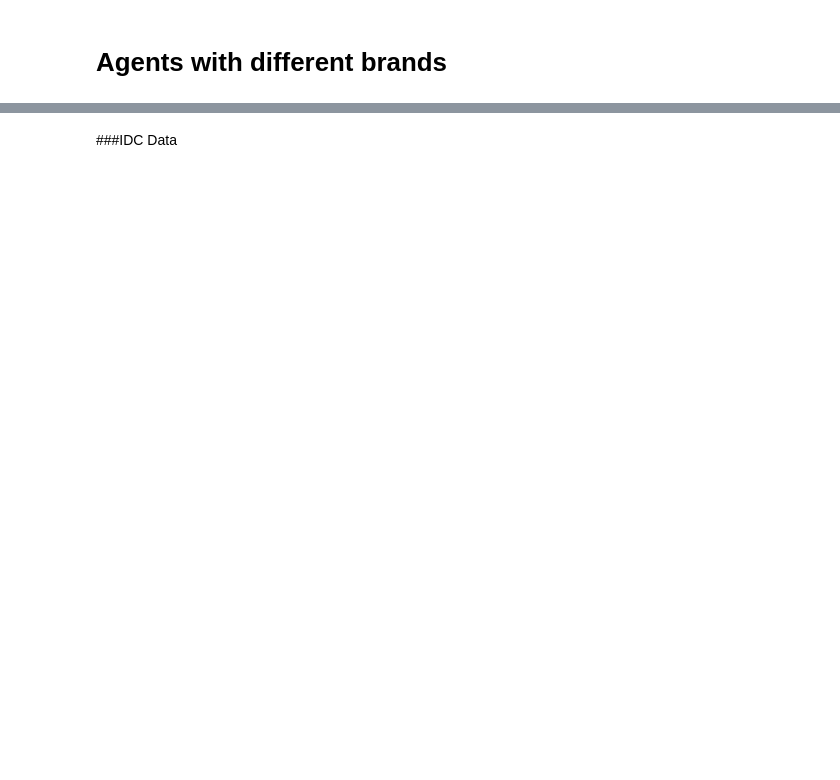
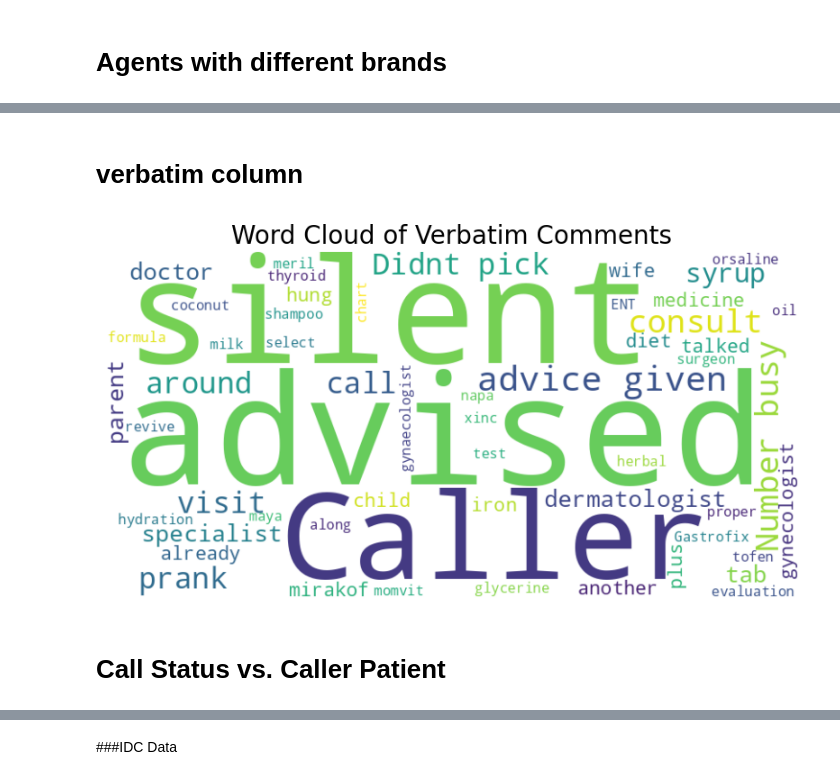
Before and after one commit to JARIN-TIAS/DataAnalysis-, a Jupyter notebook: textanalyticscdsr.ipynb, the cells around one changed output, grey strips where cells are left out. Cells and saved outputs as stored; diff of their text form; code cells hidden in the pictures; blank space fills up the shorter version.

```diff
--- a/textanalyticscdsr.ipynb
+++ b/textanalyticscdsr.ipynb
@@ -106,0 +262,23 @@ _ = plt.ylabel('Call Status')
+# %% [markdown]
+# **verbatim column**
+# %%
+from wordcloud import WordCloud
+import matplotlib.pyplot as plt
+
+# Combine all comments into a single string
+text = ' '.join(doctor_crm['Verbatim'].dropna())
+
+# Generate the word cloud
+wordcloud = WordCloud(width=800, height=400, background_color='white').generate(text)
+
+# Display the word cloud
+plt.figure(figsize=(10, 5))
+plt.imshow(wordcloud, interpolation='bilinear')
+plt.axis('off')  # Hide the axes
+plt.title('Word Cloud of Verbatim Comments', fontsize=20)
+plt.show()
+# %% [output]
+[figure, added]
+# %% [markdown]
+#
+# Call Status vs. Caller **Patient**
```
Also changed, not shown: parts of 15 cells of this notebook.
